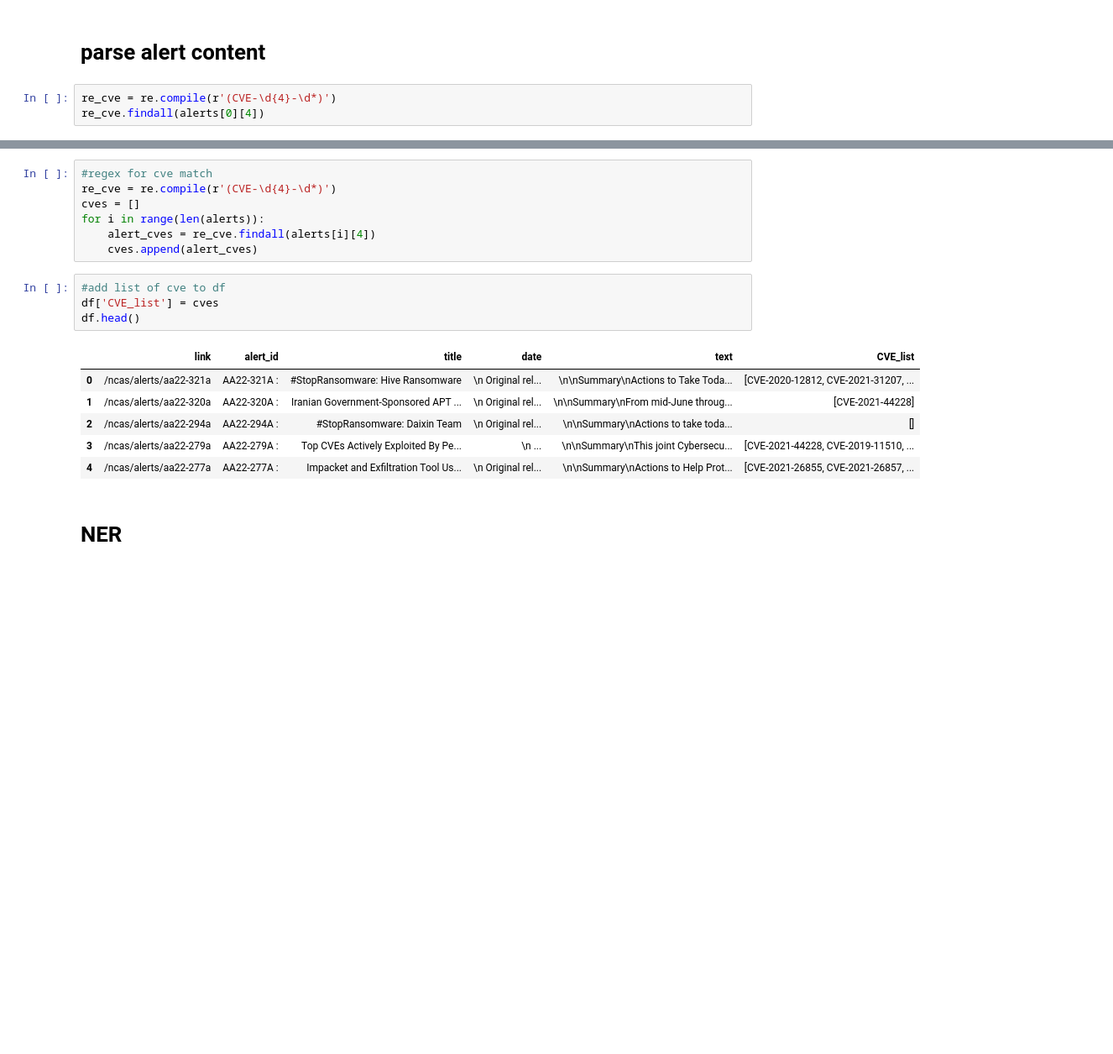
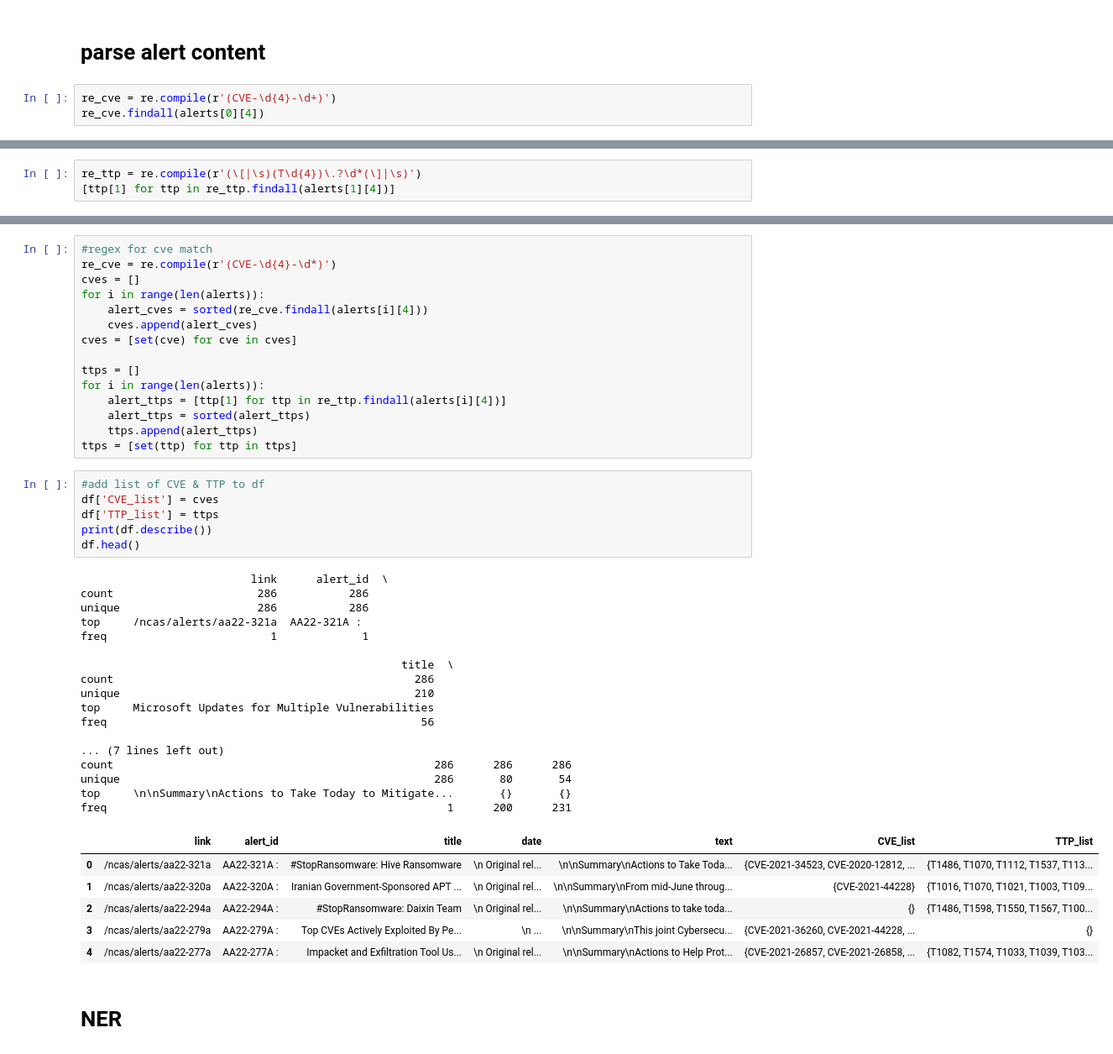
Before and after one commit to karinakanjaria/cyber-etl, a Jupyter notebook: alerts/parse_alert.ipynb, the cells around one changed output, grey strips where cells are left out. Shown: that part at 84% size. Saved outputs shown, nothing was run; the diff lists cells and outputs as text; blank space fills up the shorter version.

Commit message:
Add TTP to alerts and other updates

```diff
--- a/alerts/parse_alert.ipynb
+++ b/alerts/parse_alert.ipynb
@@ -139,6 +137,6 @@ df.head()
 # %% [markdown]
 # parse alert content
 # %%
-re_cve = re.compile(r'(CVE-\d{4}-\d*)')
+re_cve = re.compile(r'(CVE-\d{4}-\d+)')
 re_cve.findall(alerts[0][4])
 # %% [output]
@@ -145,0 +151,3 @@ NameError: name 're' is not defined
+# %%
+re_ttp = re.compile(r'(\[|\s)(T\d{4})\.?\d*(\]|\s)')
+[ttp[1] for ttp in re_ttp.findall(alerts[1][4])]
@@ -148,18 +174,45 @@ NameError: name 're' is not defined
 re_cve = re.compile(r'(CVE-\d{4}-\d*)')
 cves = []
 for i in range(len(alerts)):
-    alert_cves = re_cve.findall(alerts[i][4])
+    alert_cves = sorted(re_cve.findall(alerts[i][4]))
     cves.append(alert_cves)
+cves = [set(cve) for cve in cves]
+
+ttps = []
+for i in range(len(alerts)):
+    alert_ttps = [ttp[1] for ttp in re_ttp.findall(alerts[i][4])]
+    alert_ttps = sorted(alert_ttps)
+    ttps.append(alert_ttps)
+ttps = [set(ttp) for ttp in ttps]
 # %%
-#add list of cve to df
+#add list of CVE & TTP to df
 df['CVE_list'] = cves
+df['TTP_list'] = ttps
+print(df.describe())
 df.head()
 # %% [output]
+                          link      alert_id  \
+count                      286           286
+unique                     286           286
+top     /ncas/alerts/aa22-321a  AA22-321A :
+freq                         1             1
+
+                                                 title  \
+count                                              286
+unique                                             210
+top     Microsoft Updates for Multiple Vulnerabilities
+freq                                                56
+
+... (7 lines left out)
+count                                                 286      286      286
+unique                                                286       80       54
+top     \n\nSummary\nActions to Take Today to Mitigate...       {}       {}
+freq                                                    1      200      231
-|  | link | alert_id | title | date | text | CVE_list |
-| 0 | /ncas/alerts/aa22-321a | AA22-321A : | #StopRansomware: Hive Ransomware | \n Original rel... | \n\nSummary\nActions to Take Toda... | [CVE-2020-12812, CVE-2021-31207, ... |
-| 1 | /ncas/alerts/aa22-320a | AA22-320A : | Iranian Government-Sponsored APT ... | \n Original rel... | \n\nSummary\nFrom mid-June throug... | [CVE-2021-44228] |
-| 2 | /ncas/alerts/aa22-294a | AA22-294A : | #StopRansomware: Daixin Team | \n Original rel... | \n\nSummary\nActions to take toda... | [] |
-| 3 | /ncas/alerts/aa22-279a | AA22-279A : | Top CVEs Actively Exploited By Pe... | \n ... | \n\nSummary\nThis joint Cybersecu... | [CVE-2021-44228, CVE-2019-11510, ... |
-| 4 | /ncas/alerts/aa22-277a | AA22-277A : | Impacket and Exfiltration Tool Us... | \n Original rel... | \n\nSummary\nActions to Help Prot... | [CVE-2021-26855, CVE-2021-26857, ... |
+|  | link | alert_id | title | date | text | CVE_list | TTP_list |
+| 0 | /ncas/alerts/aa22-321a | AA22-321A : | #StopRansomware: Hive Ransomware | \n Original rel... | \n\nSummary\nActions to Take Toda... | {CVE-2021-34523, CVE-2020-12812, ... | {T1486, T1070, T1112, T1537, T113... |
+| 1 | /ncas/alerts/aa22-320a | AA22-320A : | Iranian Government-Sponsored APT ... | \n Original rel... | \n\nSummary\nFrom mid-June throug... | {CVE-2021-44228} | {T1016, T1070, T1021, T1003, T109... |
+| 2 | /ncas/alerts/aa22-294a | AA22-294A : | #StopRansomware: Daixin Team | \n Original rel... | \n\nSummary\nActions to take toda... | {} | {T1486, T1598, T1550, T1567, T100... |
+| 3 | /ncas/alerts/aa22-279a | AA22-279A : | Top CVEs Actively Exploited By Pe... | \n ... | \n\nSummary\nThis joint Cybersecu... | {CVE-2021-36260, CVE-2021-44228, ... | {} |
+| 4 | /ncas/alerts/aa22-277a | AA22-277A : | Impacket and Exfiltration Tool Us... | \n Original rel... | \n\nSummary\nActions to Help Prot... | {CVE-2021-26857, CVE-2021-26858, ... | {T1082, T1574, T1033, T1039, T103... |
 # %% [markdown]
 # NER
```
Also changed, not shown: parts of 40 cells of this notebook, 3 other files.
